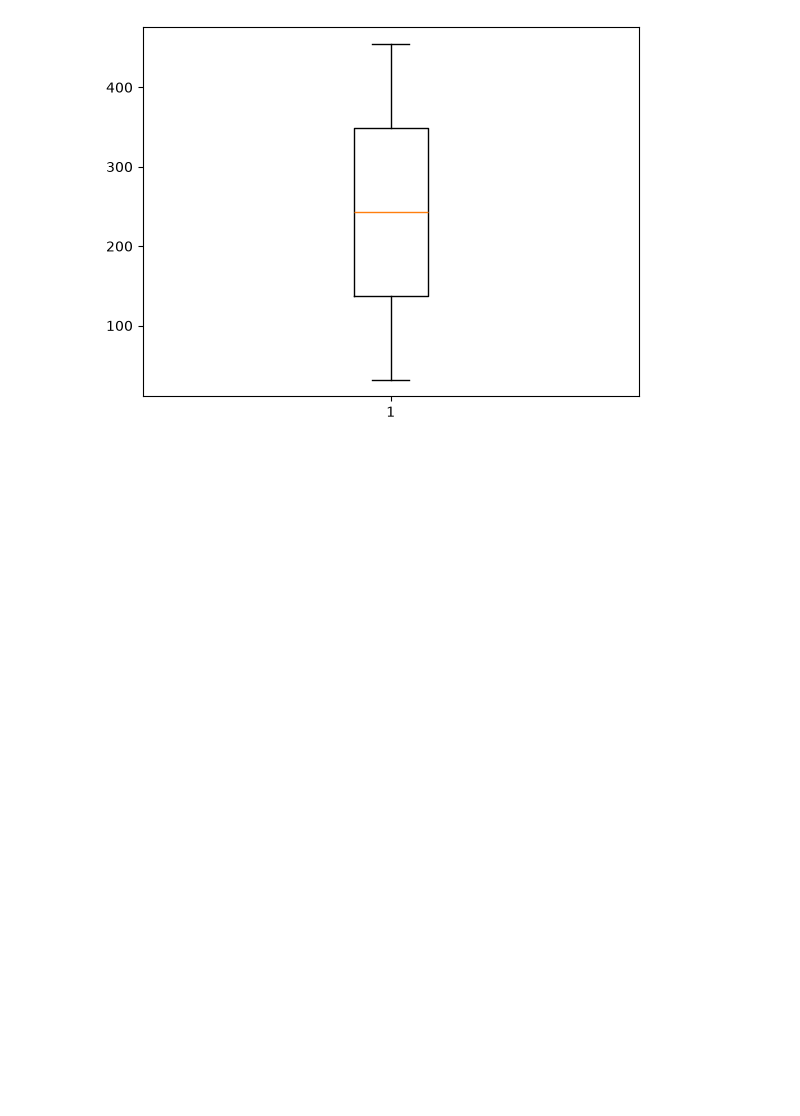
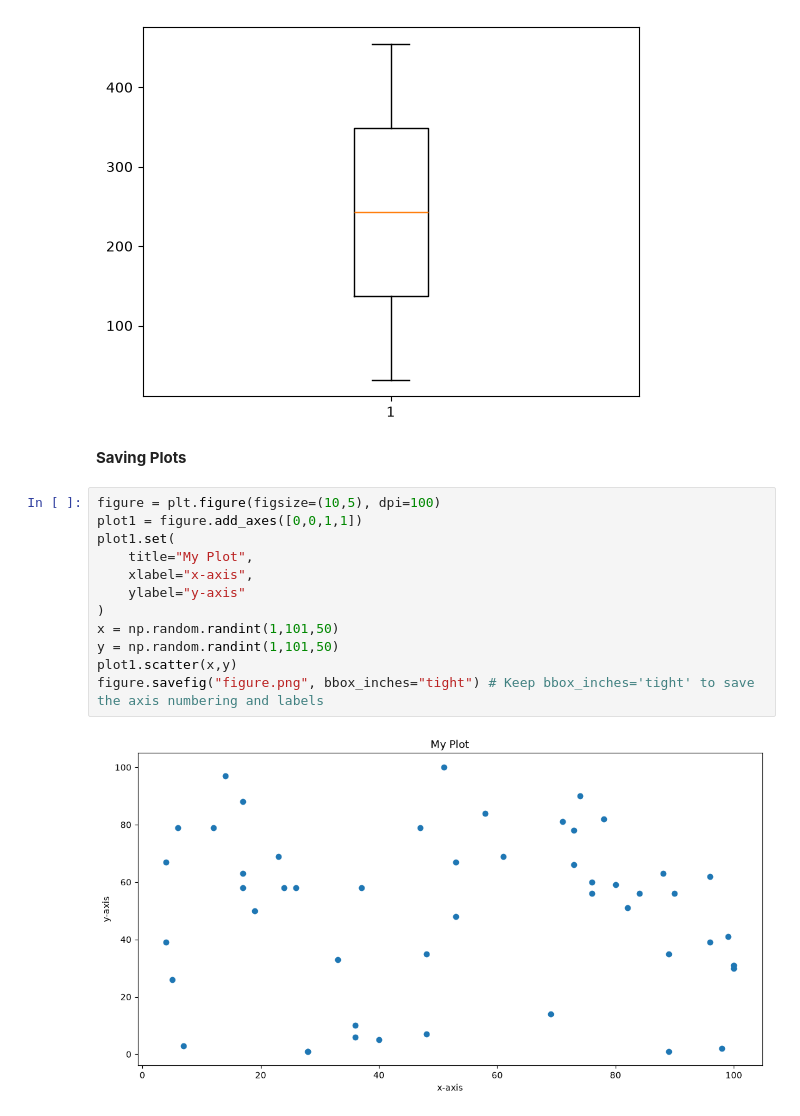
Before and after one commit to Aarya-Bhusal/Data-Visualization-Notes, a Jupyter notebook: matplotlib.ipynb, the cells around one changed output. Saved outputs shown, nothing was run; the diff lists cells and outputs as text; blank space fills up the shorter version.

```diff
--- a/matplotlib.ipynb
+++ b/matplotlib.ipynb
@@ -110,3 +110,19 @@ plt.boxplot(arr)
  'fliers': [<matplotlib.lines.Line2D at 0x...>],
  'means': []}
 [figure]
+# %% [markdown]
+**Saving Plots**
+# %%
+figure = plt.figure(figsize=(10,5), dpi=100)
+plot1 = figure.add_axes([0,0,1,1])
+plot1.set(
+    title="My Plot",
+    xlabel="x-axis",
+    ylabel="y-axis"
+)
+x = np.random.randint(1,101,50)
+y = np.random.randint(1,101,50)
+plot1.scatter(x,y)
+figure.savefig("figure.png", bbox_inches="tight") # Keep bbox_inches='tight' to save the axis numbering and labels
+# %% [output]
+[figure, added]
```
Also changed, not shown: parts of 2 cells of this notebook, 2 other files.
